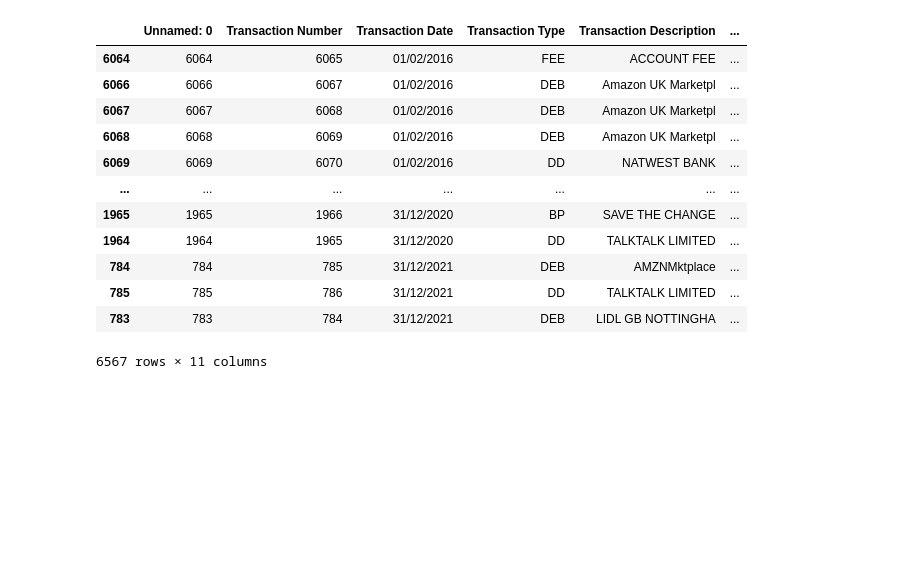
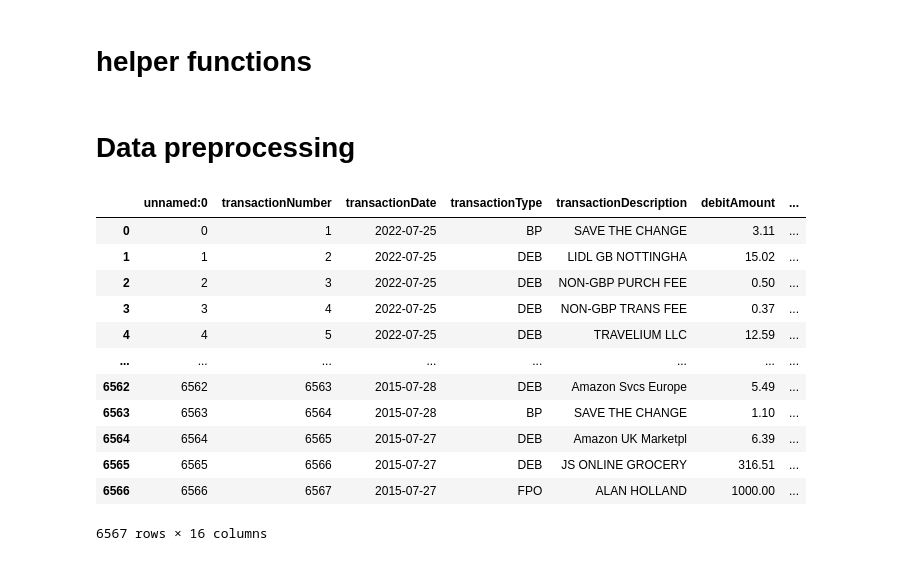
Before and after one commit to TomTomMao/summer-project-msc, a Jupyter notebook: backend/kmeans.ipynb, the cells around one changed output. Saved outputs shown, nothing was run; the diff lists cells and outputs as text; code cells hidden in the pictures; blank space fills up the shorter version.

```diff
--- a/backend/kmeans.ipynb
+++ b/backend/kmeans.ipynb
@@ -6,16 +6,0 @@ transactionDataframe = pd.read_csv('../data/transaction_cleaned.csv')
-# %%
-transactionDataframe.assign('TransactionYear'=lambda: df: df.'TransactionData')
-# %% [output]
-|  | Unnamed: 0 | Transaction Number | Transaction Date | Transaction Type | Transaction Description | ... |
-| 6064 | 6064 | 6065 | 01/02/2016 | FEE | ACCOUNT FEE | ... |
-| 6066 | 6066 | 6067 | 01/02/2016 | DEB | Amazon UK Marketpl | ... |
-| 6067 | 6067 | 6068 | 01/02/2016 | DEB | Amazon UK Marketpl | ... |
-| 6068 | 6068 | 6069 | 01/02/2016 | DEB | Amazon UK Marketpl | ... |
-| 6069 | 6069 | 6070 | 01/02/2016 | DD | NATWEST BANK | ... |
-| ... | ... | ... | ... | ... | ... | ... |
-| 1965 | 1965 | 1966 | 31/12/2020 | BP | SAVE THE CHANGE | ... |
-| 1964 | 1964 | 1965 | 31/12/2020 | DD | TALKTALK LIMITED | ... |
-| 784 | 784 | 785 | 31/12/2021 | DEB | AMZNMktplace | ... |
-| 785 | 785 | 786 | 31/12/2021 | DD | TALKTALK LIMITED | ... |
-| 783 | 783 | 784 | 31/12/2021 | DEB | LIDL GB NOTTINGHA | ... |
-6567 rows × 11 columns
@@ -32,0 +7,57 @@ def parseTransactionDate(transactionDate: str):
+# %% [markdown]
+# helper functions
+# %%
+def convertColumnNameToCammelCase(dataFrame:pd.DataFrame, inplace:bool=False):
+    '''
+        convert column name to cammelCase
+        Return None if inplace==True
+            DataFrame with column names in cammelCase
+    '''
+    columnNameMapping = dict()
+    for initColumnName in dataFrame.columns:
+        initColumnName: str
+        if len(initColumnName.split(' ')) == 2:
+            firstPart = initColumnName.split(' ')[0].lower()
+            secondPart = initColumnName.split(' ')[1].lower().capitalize()
+            columnNameMapping[initColumnName] = firstPart+secondPart
+        else:
+            columnNameMapping[initColumnName] = initColumnName.lower()
+    newDfOrNone = dataFrame.rename(columns=columnNameMapping, inplace=inplace)
+    return newDfOrNone
+
+def addUniqueColumn(dataFrame: pd.DataFrame, columnName inplace:bool=True):
+# %% [markdown]
+# Data preprocessing
+# %%
+# read csv and convert date time correct format
+transactionDataframe = pd.read_csv('../data/transaction_cleaned.csv')
+# replace column Name with cammelCase
+convertColumnNameToCammelCase(transactionDataframe, True)
+
+transactionDataframe['transactionDate'] = pd.to_datetime(transactionDataframe['transactionDate'], dayfirst=True)
+# add day of year column 1 to 366
+transactionDataframe['dayOfYear'] = transactionDataframe['transactionDate'].dt.dayofyear
+# add day of week: 1to7 1: monday, 2: tuesday...
+transactionDataframe['dayOfWeek'] = transactionDataframe['transactionDate'].dt.dayofweek + 1
+# week of the year 1 to 53
+transactionDataframe['weekOfYear'] = transactionDataframe['transactionDate'].dt.isocalendar().week
+
+# add isCredit: reference: https://stackoverflow.com/questions/71000585/create-a-new-column-in-pandas-dataframe-based-on-the-nan-values-in-another-col
+transactionDataframe['isCredit'] = transactionDataframe['creditAmount'].isna()==False
+# add transaction Amount based on isCredit, if isCredit is true, use Credit Amount, else use Debit Amount
+transactionDataframe['transactionAmount'] = transactionDataframe.apply(lambda row: row.creditAmount if row['isCredit'] else row.debitAmount, axis=1)
+transactionDataframe['categoryNumerical'] = transactionDataframe['category'].replace(transactionDataframe['category'], )
+# %% [output]
+|  | unnamed:0 | transactionNumber | transactionDate | transactionType | transactionDescription | debitAmount | ... |
+| 0 | 0 | 1 | 2022-07-25 | BP | SAVE THE CHANGE | 3.11 | ... |
+| 1 | 1 | 2 | 2022-07-25 | DEB | LIDL GB NOTTINGHA | 15.02 | ... |
+| 2 | 2 | 3 | 2022-07-25 | DEB | NON-GBP PURCH FEE | 0.50 | ... |
+| 3 | 3 | 4 | 2022-07-25 | DEB | NON-GBP TRANS FEE | 0.37 | ... |
+| 4 | 4 | 5 | 2022-07-25 | DEB | TRAVELIUM LLC | 12.59 | ... |
+| ... | ... | ... | ... | ... | ... | ... | ... |
+| 6562 | 6562 | 6563 | 2015-07-28 | DEB | Amazon Svcs Europe | 5.49 | ... |
+| 6563 | 6563 | 6564 | 2015-07-28 | BP | SAVE THE CHANGE | 1.10 | ... |
+| 6564 | 6564 | 6565 | 2015-07-27 | DEB | Amazon UK Marketpl | 6.39 | ... |
+| 6565 | 6565 | 6566 | 2015-07-27 | DEB | JS ONLINE GROCERY | 316.51 | ... |
+| 6566 | 6566 | 6567 | 2015-07-27 | FPO | ALAN HOLLAND | 1000.00 | ... |
+6567 rows × 16 columns
```
Also changed, not shown: parts of 13 cells of this notebook.
